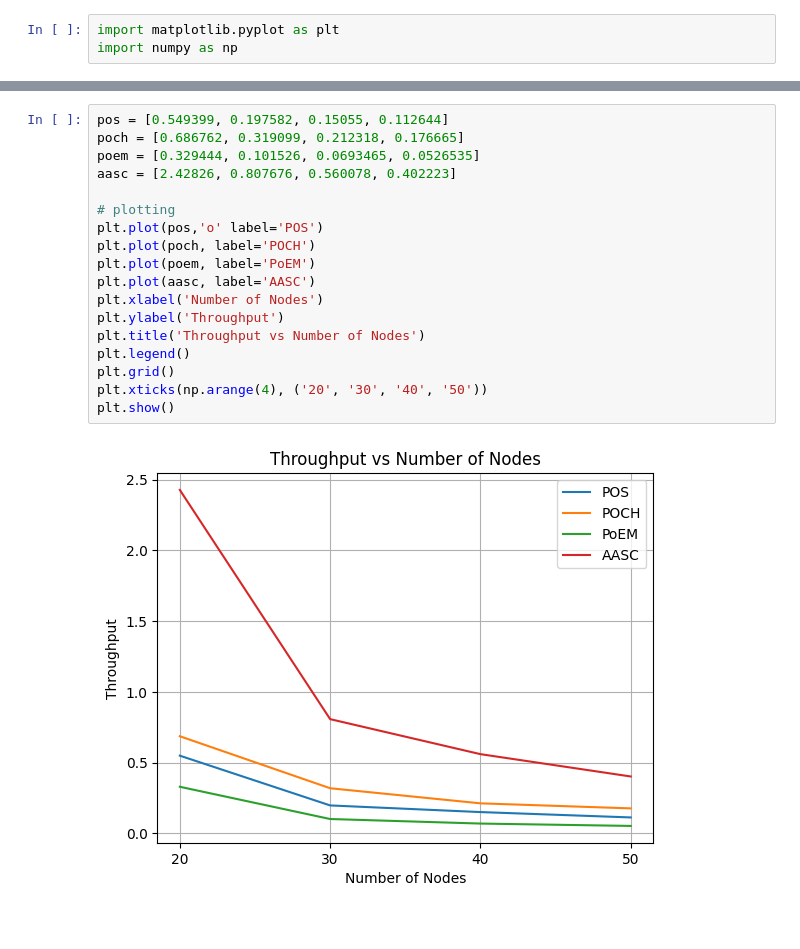
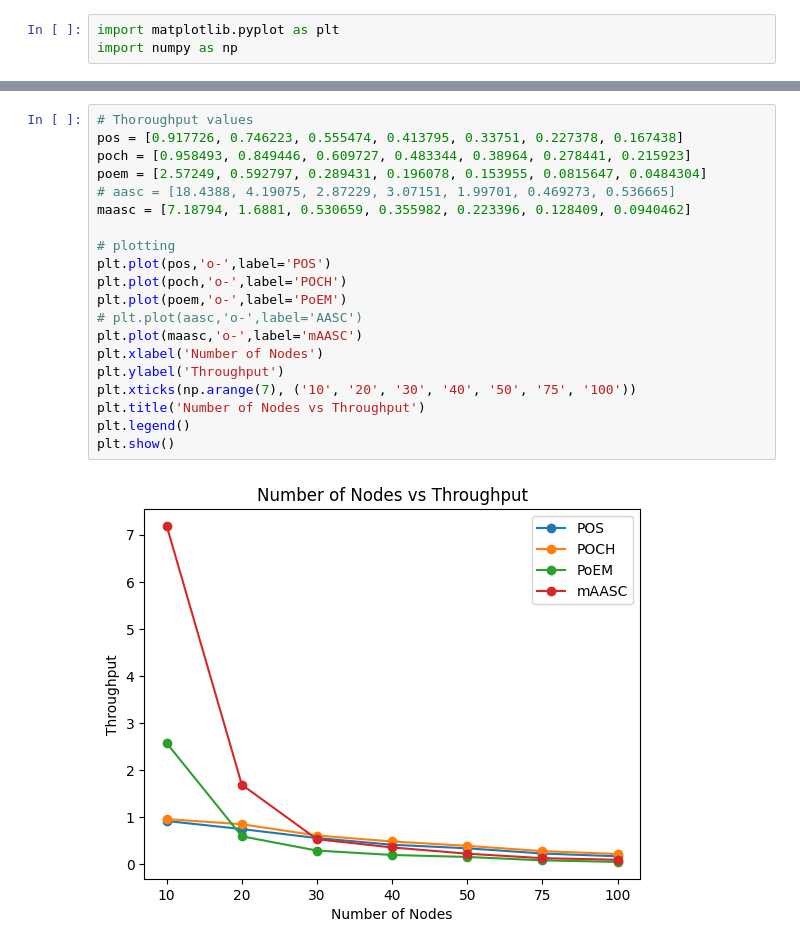
Before and after one commit to k3x9/blockchain-python, a Jupyter notebook: plotting.ipynb, the cells around one changed output, grey strips where cells are left out. Saved outputs shown, nothing was run; the diff lists cells and outputs as text.

Commit message:
plotting corrected

```diff
--- a/plotting.ipynb
+++ b/plotting.ipynb
@@ -77,20 +164,22 @@ lines
 # %%
-pos = [0.549399, 0.197582, 0.15055, 0.112644]
-poch = [0.686762, 0.319099, 0.212318, 0.176665]
-poem = [0.329444, 0.101526, 0.0693465, 0.0526535]
-aasc = [2.42826, 0.807676, 0.560078, 0.402223]
+# Thoroughput values
+pos = [0.917726, 0.746223, 0.555474, 0.413795, 0.33751, 0.227378, 0.167438]
+poch = [0.958493, 0.849446, 0.609727, 0.483344, 0.38964, 0.278441, 0.215923]
+poem = [2.57249, 0.592797, 0.289431, 0.196078, 0.153955, 0.0815647, 0.0484304]
+# aasc = [18.4388, 4.19075, 2.87229, 3.07151, 1.99701, 0.469273, 0.536665]
+maasc = [7.18794, 1.6881, 0.530659, 0.355982, 0.223396, 0.128409, 0.0940462]
 
 # plotting
-plt.plot(pos,'o' label='POS')
-plt.plot(poch, label='POCH')
-plt.plot(poem, label='PoEM')
-plt.plot(aasc, label='AASC')
+plt.plot(pos,'o-',label='POS')
+plt.plot(poch,'o-',label='POCH')
+plt.plot(poem,'o-',label='PoEM')
+# plt.plot(aasc,'o-',label='AASC')
+plt.plot(maasc,'o-',label='mAASC')
 plt.xlabel('Number of Nodes')
 plt.ylabel('Throughput')
-plt.title('Throughput vs Number of Nodes')
+plt.xticks(np.arange(7), ('10', '20', '30', '40', '50', '75', '100'))
+plt.title('Number of Nodes vs Throughput')
 plt.legend()
-plt.grid()
-plt.xticks(np.arange(4), ('20', '30', '40', '50'))
 plt.show()
 # %% [output]
-[figure, old version]
+[figure, new version]
```
Also changed, not shown: parts of 7 cells of this notebook.
